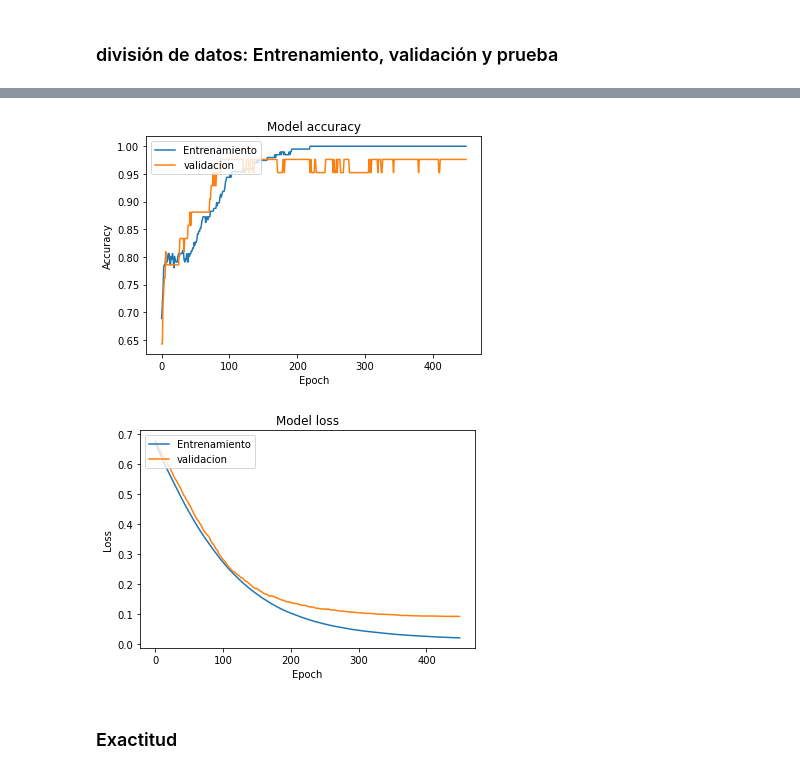
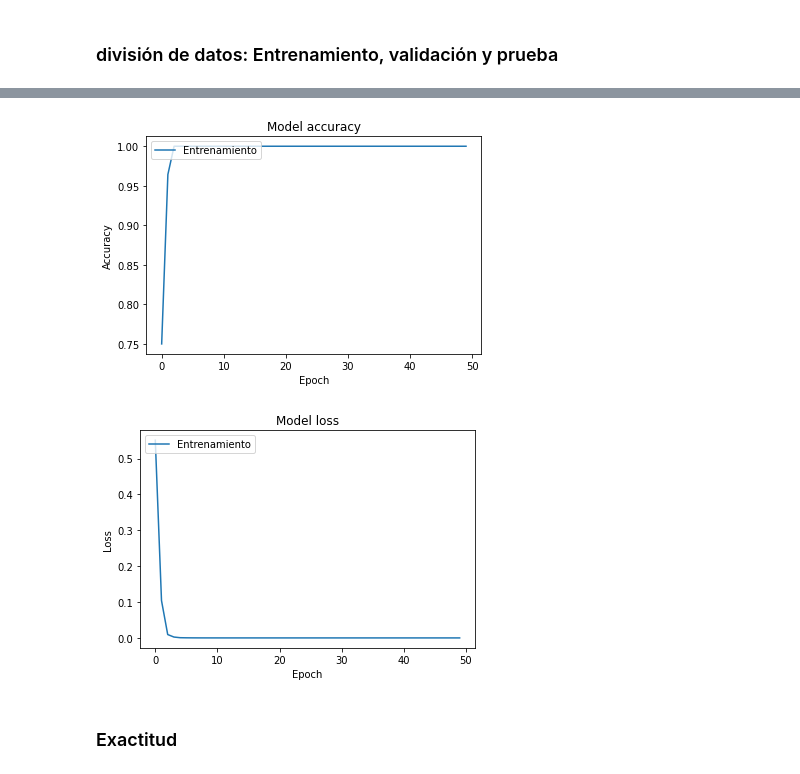
Before and after one commit to yonelyvan/stressDetection, a Jupyter notebook: Notebooks/NN_Emo-DB.ipynb, the cells around one changed output, grey strips where cells are left out. Saved outputs shown, nothing was run; the diff lists cells and outputs as text; code cells hidden in the pictures.

```diff
--- a/Notebooks/NN_Emo-DB.ipynb
+++ b/Notebooks/NN_Emo-DB.ipynb
@@ -135,6 +125,6 @@ X_data: (281, 273) Y_data: (281,)
 ### Reducción de dimensionalidad con PCA
 # %%
 from sklearn.decomposition import PCA
-X =  PCA(n_components=150).fit_transform(X)
+X =  PCA(n_components=250).fit_transform(X)
 print("X_data:", X.shape, "Y_data:",  Y.shape)
 # %% [output]
@@ -158,7 +148,6 @@ No estresados: 150 | Estresados: 131
 # %% [markdown]
 ### división de datos: Entrenamiento, validación y prueba
 # %%
-X_train, X_val_test, Y_train, Y_val_test = train_test_split(X,Y, test_size=0.3, random_state=29) # *random_state para elegir siempre los mismo datos
-X_val, X_test, Y_val, Y_test = train_test_split(X_val_test,Y_val_test, test_size=0.5, random_state=40) #TODO: eliminar random_state para pruebas finales
-print("Entrenamiento:", X_train.shape, Y_train.shape, "Validación:", X_val.shape, Y_val.shape, "Prueba:", X_test.shape, Y_test.shape)
+X_train, X_test, Y_train, Y_test = train_test_split(X,Y, test_size=0.3, random_state=10)
+print("Entrenamiento:", X_train.shape, Y_train.shape, "Prueba:", X_test.shape, Y_test.shape)
 # %% [output]
@@ -193,0 +155,30 @@ Epoch 450/450
+# %%
+from keras import metrics
+import math
+
+model = Sequential([
+    Dense(350, activation="relu", input_shape=(X_train.shape[1],)),
+    Dense(40, activation='relu'),
+    Dense(2, activation="softmax")
+])
+
+
+initial_learning_rate = 0.01
+
+def lr_exp_decay(epoch, lr):
+    k = 0.05
+    return initial_learning_rate * math.exp(-k*epoch)
+
+
+opt = keras.optimizers.RMSprop(learning_rate=initial_learning_rate)
+
+
+mts = keras.metrics.SparseCategoricalAccuracy(name="acc")
+model.compile(optimizer = opt, loss="sparse_categorical_crossentropy", metrics= [mts])
+# %%
+from keras.callbacks import LearningRateScheduler
+
+history = model.fit(X_train, Y_train,
+                    batch_size=20,
+                    epochs=50 ,
+                    callbacks=[LearningRateScheduler(lr_exp_decay, verbose=1)])
@@ -194,25 +203,25 @@ Epoch 450/450
 # %%
 #plot precisión
 import matplotlib.pyplot as plt
-plt.plot(history.history['accuracy'])
-plt.plot(history.history['val_accuracy'])
+plt.plot(history.history['acc'])
+#plt.plot(history.history['val_accuracy'])
 plt.title('Model accuracy')
 plt.ylabel('Accuracy')
 plt.xlabel('Epoch')
 plt.legend(['Entrenamiento', 'validacion'], loc='upper left')
 plt.show()
 # %% [output]
-[figure, old version]
+[figure, new version]
 # %%
 #plot perdida
 plt.plot(history.history['loss'])
-plt.plot(history.history['val_loss'])
+#plt.plot(history.history['val_loss'])
 plt.title('Model loss')
 plt.ylabel('Loss')
 plt.xlabel('Epoch')
 plt.legend(['Entrenamiento', 'validacion'], loc='upper left')
 plt.show()
 # %% [output]
-[figure, old version]
+[figure, new version]
 # %% [markdown]
 ### Exactitud
```
Also changed, not shown: parts of 12 cells of this notebook, 4 other files.
